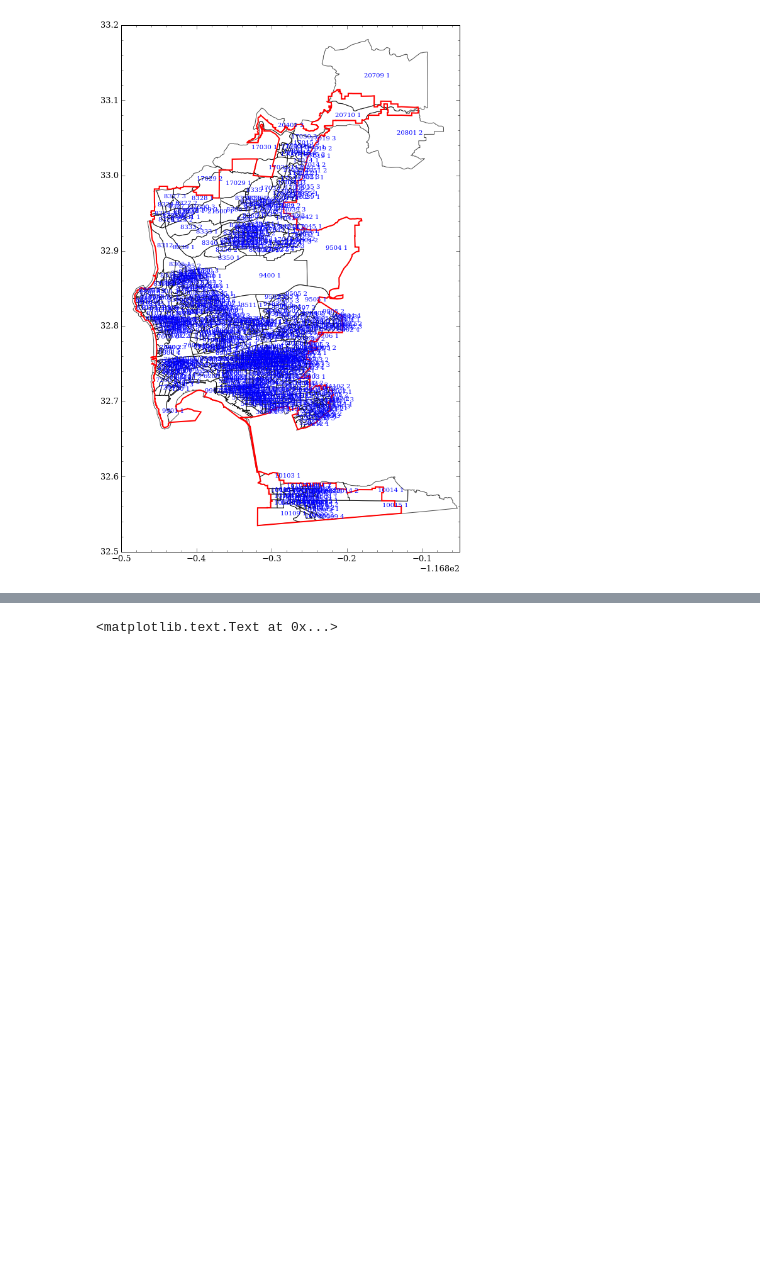
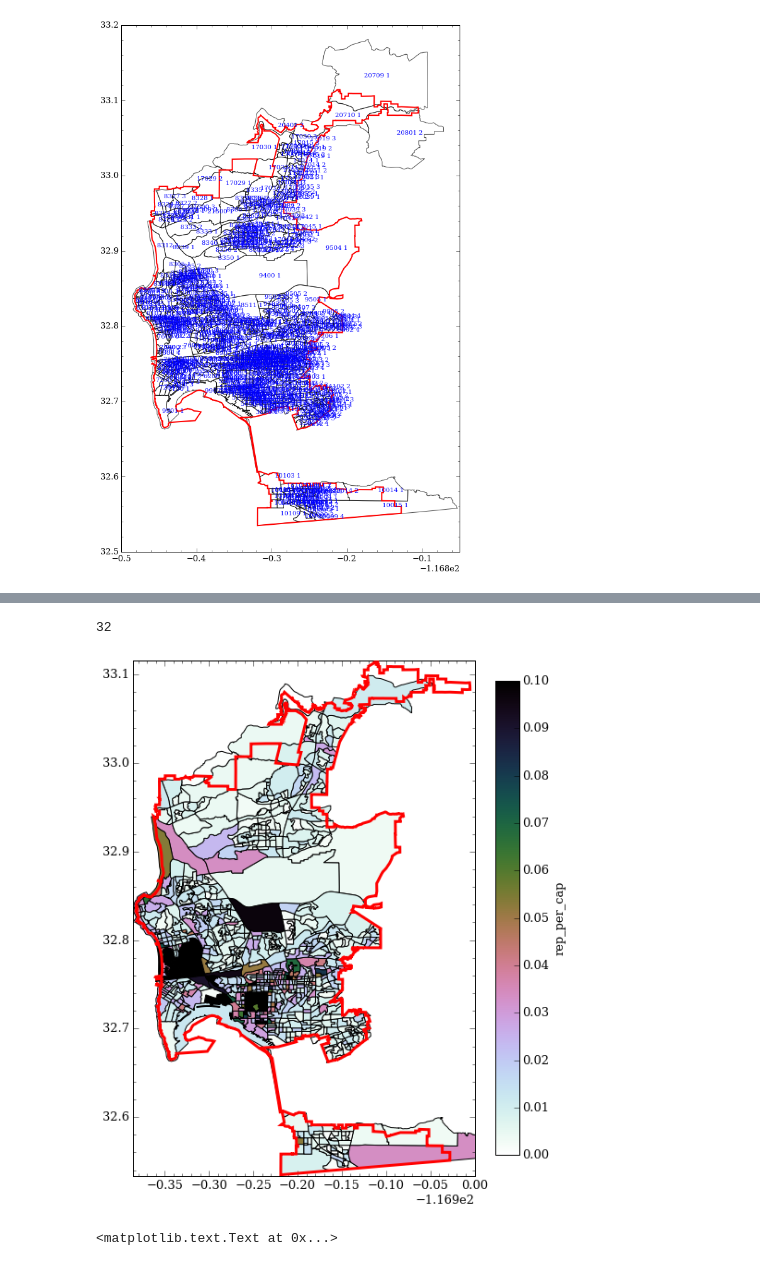
Before and after one commit to katiesch/insight2016, a Jupyter notebook: data_exploration.ipynb, the cells around one changed output, grey strips where cells are left out. Drawn from its saved outputs; the diff is of its cells as text; code cells hidden in the pictures; blank space fills up the shorter version.

```diff
--- a/data_exploration.ipynb
+++ b/data_exploration.ipynb
@@ -137,5 +156,5 @@ plt.minorticks_on()
 # %%
-### column_choice = 'rep_per_cap'
+column_choice = 'rep_per_cap'
 #column_choice = 'Estimate; Total'
 
 p1 = Proj("+init=EPSG:2230", preserve_units=True)
@@ -145,42 +164,48 @@ patches = []
 col_values = []
 for i in range(0,len(sdcounty_index)):
     if (len(np.where(sd_city_proper['tract'] == sdcounty.loc[sdcounty_index[i], 'tract'])[0])>0):
-        col_values.append(total_reports_demo.loc[i, column_choice])
-        barf = pd.DataFrame(shapes[sdcounty_index[i]].points)
-        poly = plt.Polygon(barf[[0,1]], fc='none', ec='k', alpha=0.7)
-        patches.append(poly)
+        temp_tract = sdcounty.loc[sdcounty_index[i],'tract']
+        temp_bg = sdcounty.loc[sdcounty_index[i], 'blockgroup']
+        if (len(np.where((sd_bg_edited['tract']==temp_tract)
+                         & (sd_bg_edited['blockgroup']==temp_bg))[0])==0):
+            col_values.append(census_combo.loc[i, column_choice])
+            barf = pd.DataFrame(shapes[sdcounty_index[i]].points)
+            poly = plt.Polygon(barf[[0,1]], fc='none', ec='k', alpha=0.7)
+            patches.append(poly)
     #plt.gca().add_patch(poly)
 
-#colors = total_reports_demo[column_choice]
 colors = col_values
 
 p = PatchCollection(patches, cmap='cubehelix_r', alpha=1.0)
 p.set_array(np.array(colors))
-p.set_clim([min(colors),.1])
-
+p.set_clim([min(colors),0.30])
+p.set_clim([min(colors),0.1])
 
 ax.add_collection(p)
 
 patches1 = []
 for i in range(32,33):
     print i
     temp = pd.DataFrame(mc_shapes[i].points)
     lon, lat = p1(np.array(temp.loc[0:33632, 0]), np.array(temp.loc[0:33632, 1]), inverse=True)
     poly = plt.Polygon(np.transpose([lon,lat]), fc='none', ec='r', alpha=1.0, lw=3.0, zorder=3)
     patches1.append(poly)
     plt.gca().add_patch(poly)
 
 
 plt.axis('scaled')
 plt.minorticks_on()
 
 plt.colorbar(p, fraction=0.046, pad=0.04, shrink=1.0, label=column_choice)
 
 plt.ylim(32.533541,33.116178)
 plt.xlim(-117.285629,-116.9)
 
 plt.show()
 #mpld3.display()
+# %% [output]
+32
+[figure, added]
 # %%
 a = plt.hist(census_combo['graffiti_per'], bins=50, range=[0.001,1], histtype='step')
 plt.xlabel('Percentage of Reports: Graffiti')
```
Also changed, not shown: parts of 22 cells of this notebook.
